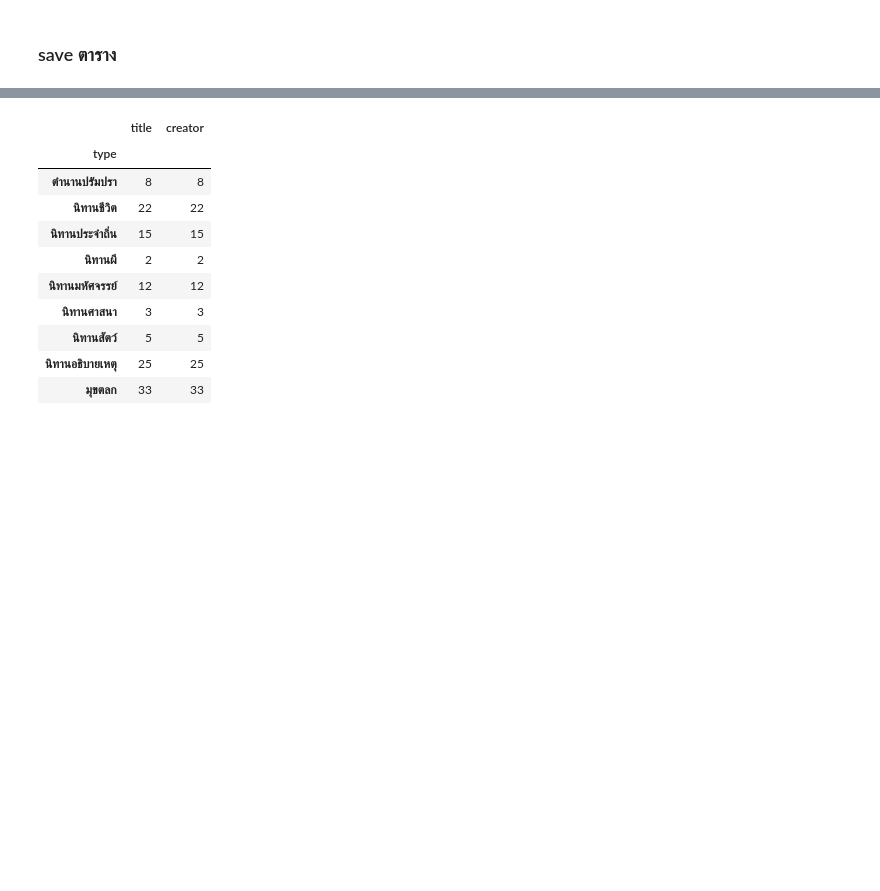
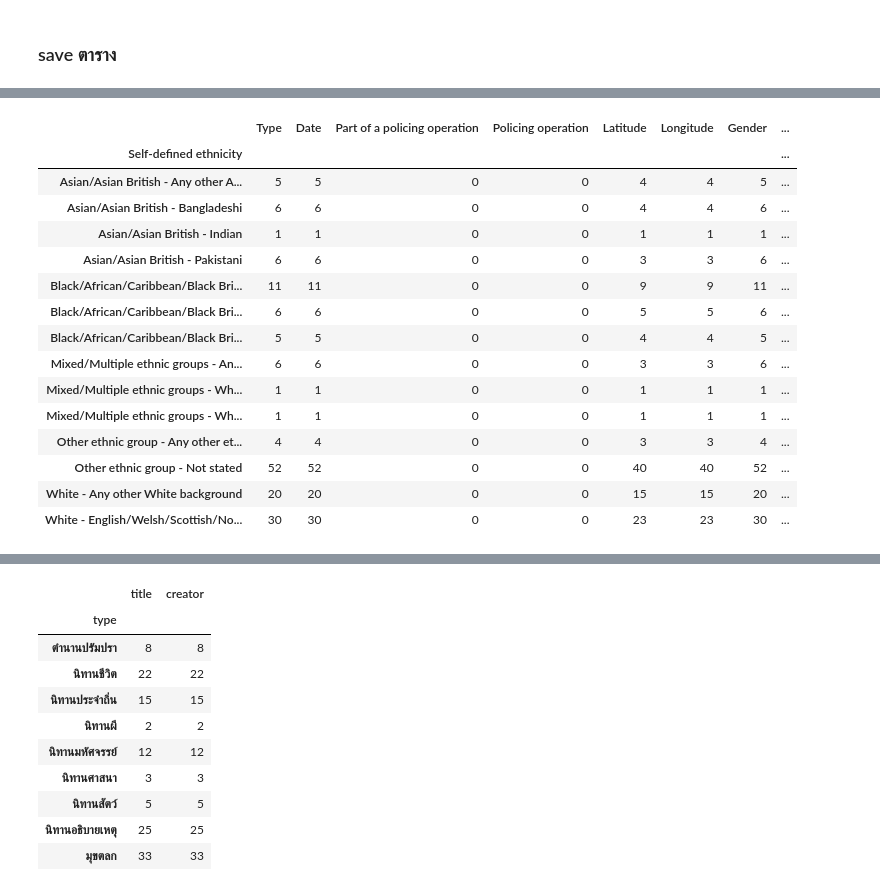
Before and after one commit to Tanny-H/dataviz2025, a Jupyter notebook: 663020280_8__Pandas_101_2025.ipynb, the cells around one changed output, grey strips where cells are left out. Saved outputs shown, nothing was run; the diff lists cells and outputs as text; code cells hidden in the pictures; blank space fills up the shorter version.

Commit message:
จบ Python Programming for Data Scientists

```diff
--- a/663020280_8__Pandas_101_2025.ipynb
+++ b/663020280_8__Pandas_101_2025.ipynb
@@ -1390,0 +1504,3 @@ this_data = folk_df[['title','type','creator']].dropna()
+# %%
+stopandseach = pd.read_csv('/content/drive/MyDrive/Dataviz2025/Data/2025-01/2025-01-city-of-london-stop-and-search.csv')
+stopandseach.head()
@@ -1390,0 +1537,19 @@ this_data = folk_df[['title','type','creator']].dropna()
+# %%
+stopandseach.groupby('Self-defined ethnicity').count()
+# %% [output]
+|  | Type | Date | Part of a policing operation | Policing operation | Latitude | Longitude | Gender | ... |
+| Self-defined ethnicity |  |  |  |  |  |  |  | ... |
+| Asian/Asian British - Any other A... | 5 | 5 | 0 | 0 | 4 | 4 | 5 | ... |
+| Asian/Asian British - Bangladeshi | 6 | 6 | 0 | 0 | 4 | 4 | 6 | ... |
+| Asian/Asian British - Indian | 1 | 1 | 0 | 0 | 1 | 1 | 1 | ... |
+| Asian/Asian British - Pakistani | 6 | 6 | 0 | 0 | 3 | 3 | 6 | ... |
+| Black/African/Caribbean/Black Bri... | 11 | 11 | 0 | 0 | 9 | 9 | 11 | ... |
+| Black/African/Caribbean/Black Bri... | 6 | 6 | 0 | 0 | 5 | 5 | 6 | ... |
+| Black/African/Caribbean/Black Bri... | 5 | 5 | 0 | 0 | 4 | 4 | 5 | ... |
+| Mixed/Multiple ethnic groups - An... | 6 | 6 | 0 | 0 | 3 | 3 | 6 | ... |
+| Mixed/Multiple ethnic groups - Wh... | 1 | 1 | 0 | 0 | 1 | 1 | 1 | ... |
+| Mixed/Multiple ethnic groups - Wh... | 1 | 1 | 0 | 0 | 1 | 1 | 1 | ... |
+| Other ethnic group - Any other et... | 4 | 4 | 0 | 0 | 3 | 3 | 4 | ... |
+| Other ethnic group - Not stated | 52 | 52 | 0 | 0 | 40 | 40 | 52 | ... |
+| White - Any other White background | 20 | 20 | 0 | 0 | 15 | 15 | 20 | ... |
+| White - English/Welsh/Scottish/No... | 30 | 30 | 0 | 0 | 23 | 23 | 30 | ... |
```
Also changed, not shown: parts of 26 cells of this notebook.
